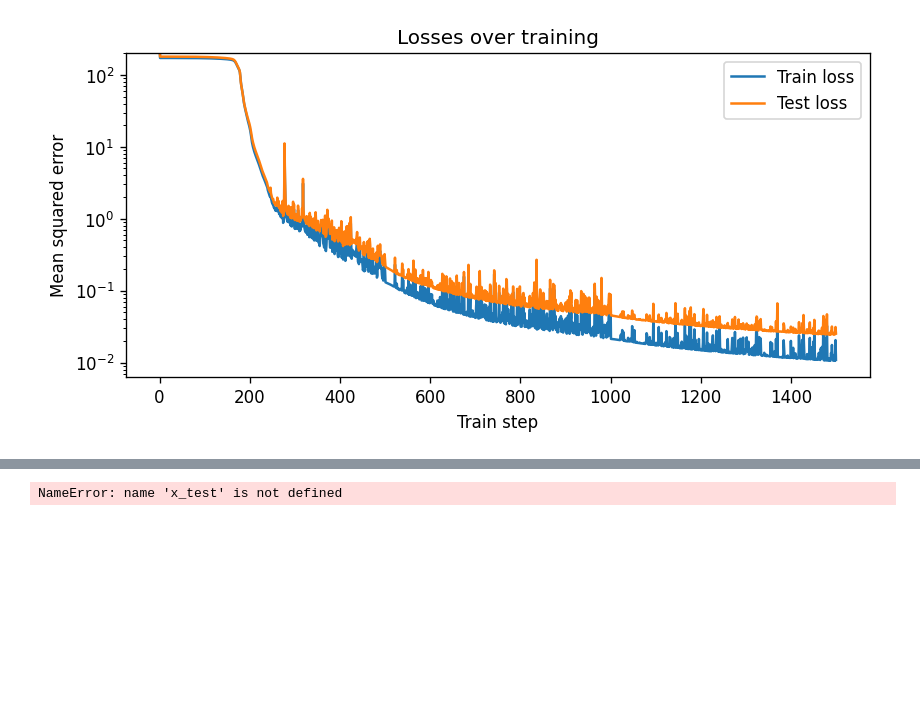
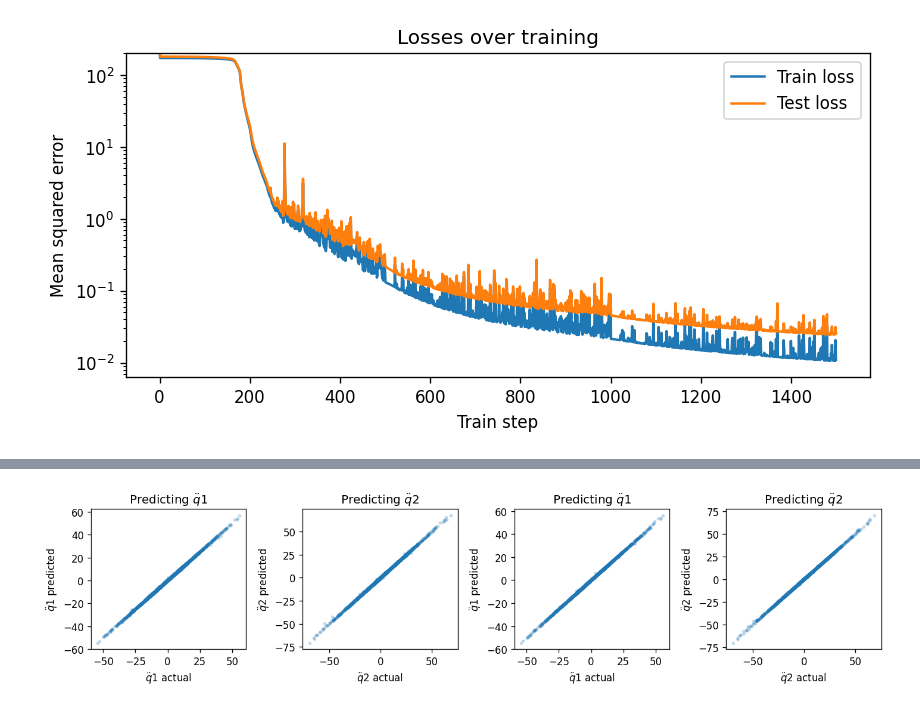
Before and after one commit to Jangho-Kim-1999/LNN, a Jupyter notebook: LNN_NN.ipynb, the cells around one changed output, grey strips where cells are left out. Saved outputs shown, nothing was run; the diff lists cells and outputs as text; code cells hidden in the pictures; blank space fills up the shorter version.

```diff
--- a/LNN_NN.ipynb
+++ b/LNN_NN.ipynb
@@ -292,7 +292,7 @@ _, init_params = init_random_params(rng, (-1, 4))
 # numbers in comments denote stephan's settings
 batch_size = 100
 test_every = 10
-num_batches = 3000
+num_batches = 2000
 
 train_losses = []
 test_losses = []
@@ -305,7 +305,7 @@ opt_init, opt_update, get_params = optimizers.adam(
                          [1e-3, 3e-4, 1e-4]))
 opt_state = opt_init(init_params)
 
-for iteration in range(batch_size*num_batches + 1):
+for iteration in range(131000 + 1):
   if iteration % batch_size == 0:
     params = get_params(opt_state)
     train_loss = loss(params, (x_train, xt_train))
@@ -316,5 +316,5 @@ for iteration in range(batch_size*num_batches + 1):
       print(f"iteration={iteration}, train_loss={train_loss:.6f}, test_loss={test_loss:.6f}")
   opt_state = update_derivative(iteration, opt_state, (x_train, xt_train))
 
-params_LNN_2_ = get_params(opt_state)
+params_LNN_2000_131000 = get_params(opt_state)
 # %% [output]
@@ -542,34 +557,34 @@ plt.legend() ; plt.show()
 # %%
 # lagrangian_fn = learned_lagrangian(params_LNN)  # Ensure this is correctly returned
 # xt_pred_LNN = jax.vmap(lambda state: equation_of_motion(lagrangian_fn, state))(x_test)
 
-xt_pred_LNN = jax.vmap(partial(equation_of_motion, learned_lagrangian(params_LNN)))(x_test)
-preds_fn = learned_NN(params_NN)  # This is a function
+xt_pred_LNN = jax.vmap(partial(equation_of_motion, learned_lagrangian(params_LNN_2000_131000)))(x_test)
+preds_fn = learned_NN(params_NN_2000_4000000)  # This is a function
 xt_pred_NN = jax.vmap(preds_fn)(x_test[:, :2],x_test[:, 2:])  # Compute predictions
 
 fig, axes = plt.subplots(1, 4, figsize=(12, 3), dpi=120)
 
 axes[0].scatter(xt_test[:, 2], xt_pred_LNN[:, 2], s=6, alpha=0.2)
 axes[0].set_title('Predicting $\ddot q1$')
 axes[0].set_xlabel('$\ddot q1$ actual')
 axes[0].set_ylabel('$\ddot q1$ predicted')
 axes[1].scatter(xt_test[:, 3], xt_pred_LNN[:, 3], s=6, alpha=0.2)
 axes[1].set_title('Predicting $\ddot q2$')
 axes[1].set_xlabel('$\ddot q2$ actual')
 axes[1].set_ylabel('$\ddot q2$ predicted')
 
 axes[2].scatter(xt_test[:, 2], xt_pred_NN[:, 0], s=6, alpha=0.2)
 axes[2].set_title('Predicting $\ddot q1$')
 axes[2].set_xlabel('$\ddot q1$ actual')
 axes[2].set_ylabel('$\ddot q1$ predicted')
 axes[3].scatter(xt_test[:, 3], xt_pred_NN[:, 1], s=6, alpha=0.2)
 axes[3].set_title('Predicting $\ddot q2$')
 axes[3].set_xlabel('$\ddot q2$ actual')
 axes[3].set_ylabel('$\ddot q2$ predicted')
 
 plt.tight_layout()
 # %% [output]
-NameError: name 'x_test' is not defined
+[figure, added]
 # %%
 def f_NN(state, t):
   q, q_t = jnp.split(state, 2)
```
Also changed, not shown: parts of 13 cells of this notebook.
